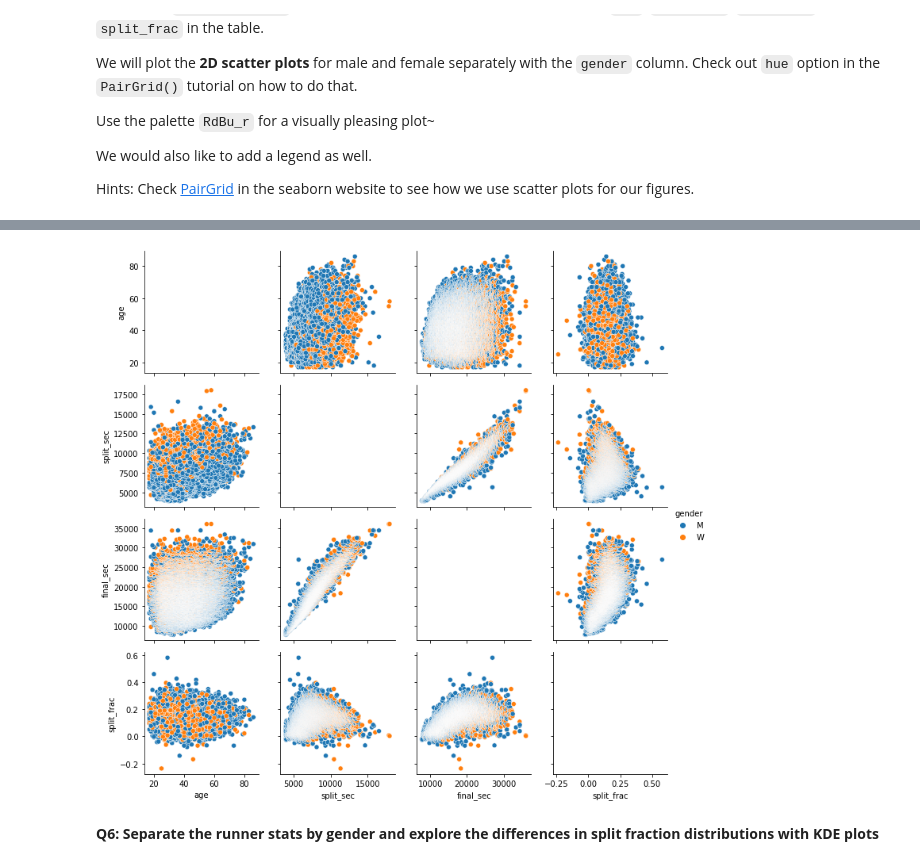
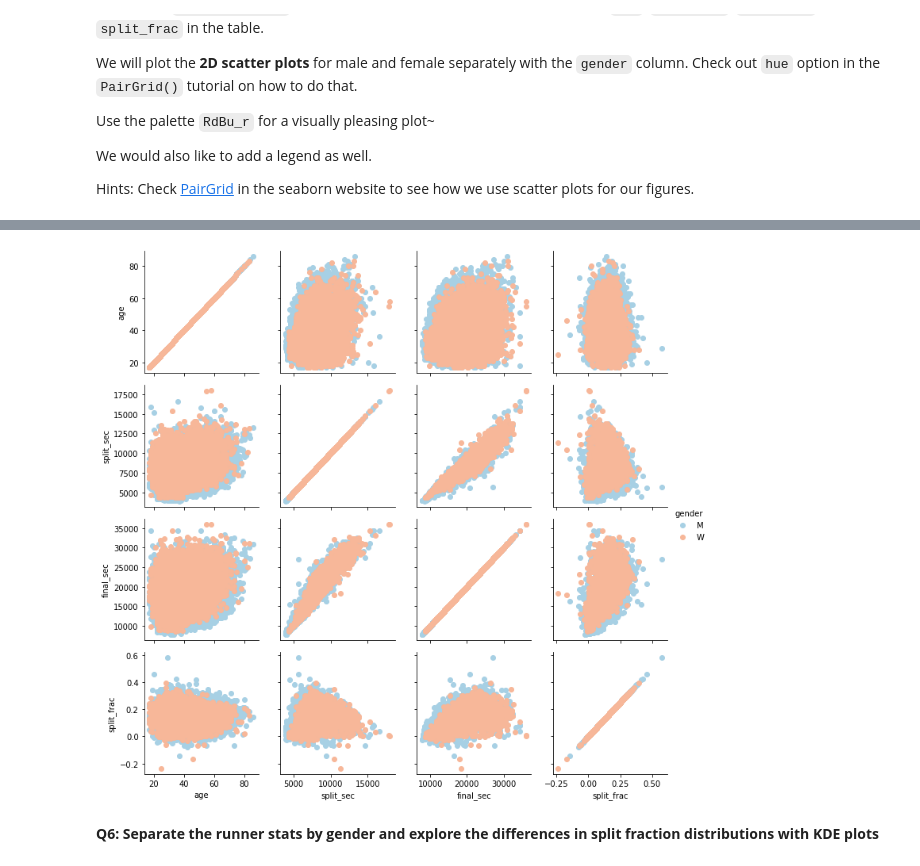
Before and after one commit to KeyvanDiba/2022_Intro_Python, a Jupyter notebook: W4_S2.ipynb, the cells around one changed output, grey strips where cells are left out. Saved outputs shown, nothing was run; the diff lists cells and outputs as text; code cells hidden in the pictures.

```diff
--- a/W4_S2.ipynb
+++ b/W4_S2.ipynb
@@ -122,11 +122,11 @@ Hints: Check [PairGrid](https://seaborn.pydata.org/generated/seaborn.PairGrid.ht
 ![Unknown-4.png](embedded-picture-1)
 # %%
 g = sns.PairGrid(data, vars=['age','split_sec','final_sec','split_frac'],hue='gender', palette='RdBu_r')
-g.map_offdiag(sns.scatterplot)
+g.map(plt.scatter)
 # Add legend here.
 g.add_legend();
 # %% [output]
-[figure, old version]
+[figure, new version]
 # %% [markdown]
 **Q6: Separate the runner stats by gender and explore the differences in split fraction distributions with KDE plots**
 # %% [markdown]
```
